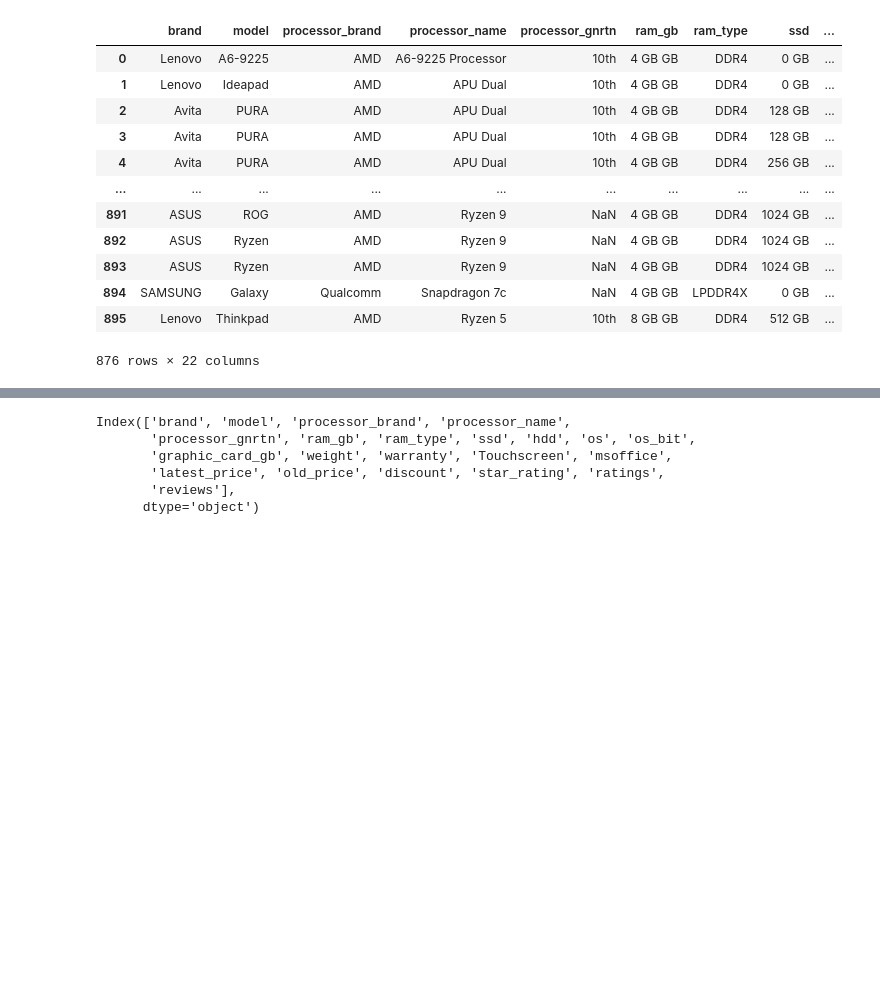
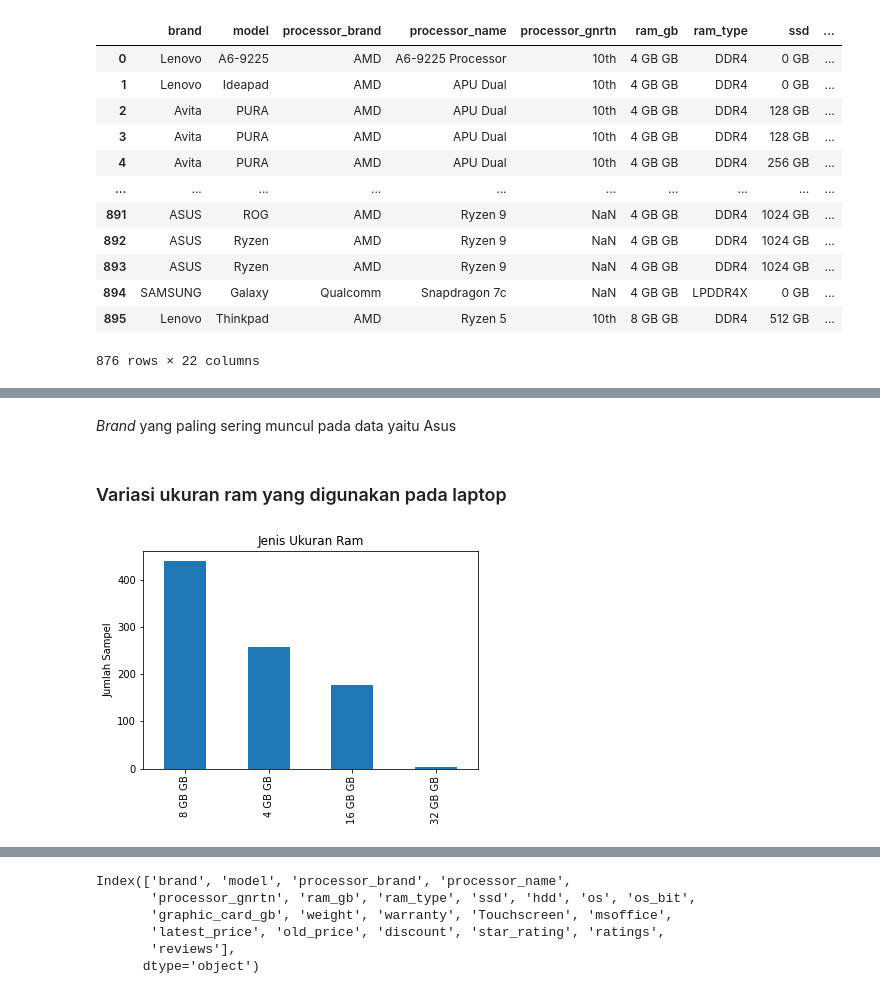
Before and after one commit to RipanRenaldi/project-01-predictiveanalytics, a Jupyter notebook: project1_predictive_analysis_laptop_price.ipynb, the cells around one changed output, grey strips where cells are left out. Drawn from its saved outputs; the diff is of its cells as text; code cells hidden in the pictures; blank space fills up the shorter version.

```diff
--- a/project1_predictive_analysis_laptop_price.ipynb
+++ b/project1_predictive_analysis_laptop_price.ipynb
@@ -228,0 +178,13 @@ counts.plot(kind="bar")
+# %% [markdown]
+*Brand* yang paling sering muncul pada data yaitu Asus
+# %% [markdown]
+### Variasi ukuran ram yang digunakan pada laptop
+# %%
+counts = df["ram_gb"].value_counts()
+counts.plot(kind="bar")
+plt.title("Jenis Ukuran Ram")
+plt.ylabel("Jumlah Sampel")
+plt.savefig("eda_ram", dpi=70)
+plt.show()
+# %% [output]
+[figure, added]
```
Also changed, not shown: parts of 117 cells of this notebook, 1 other file.
